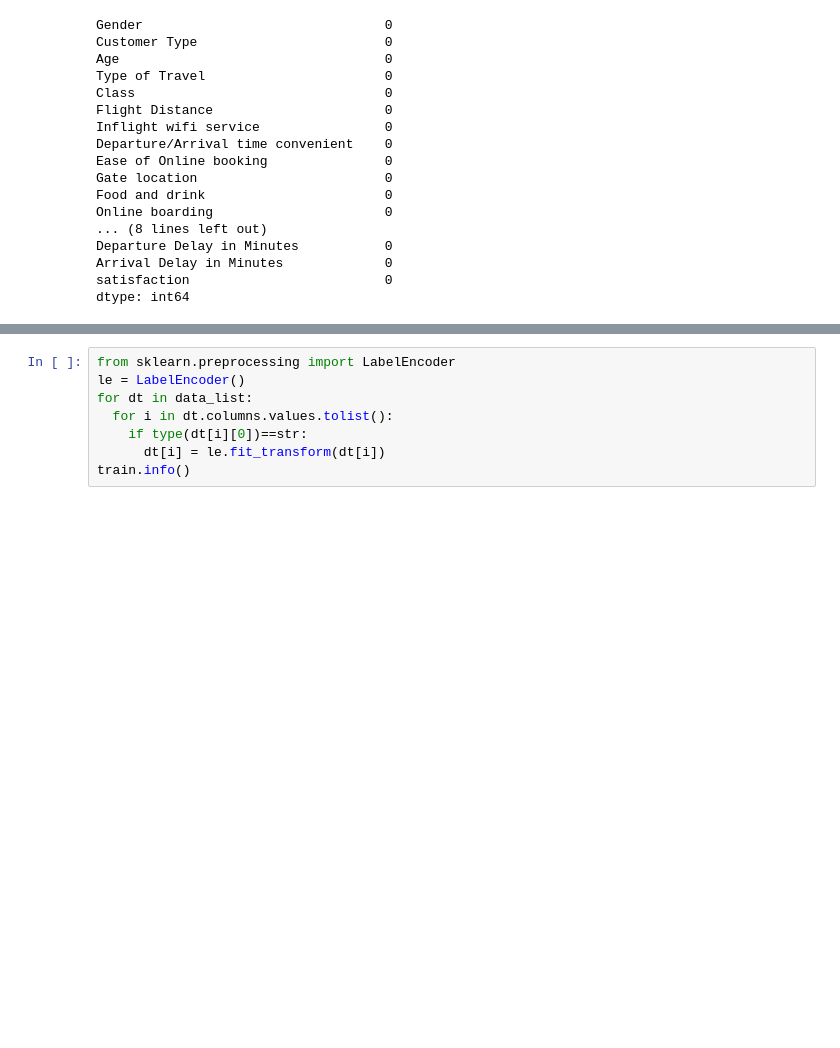
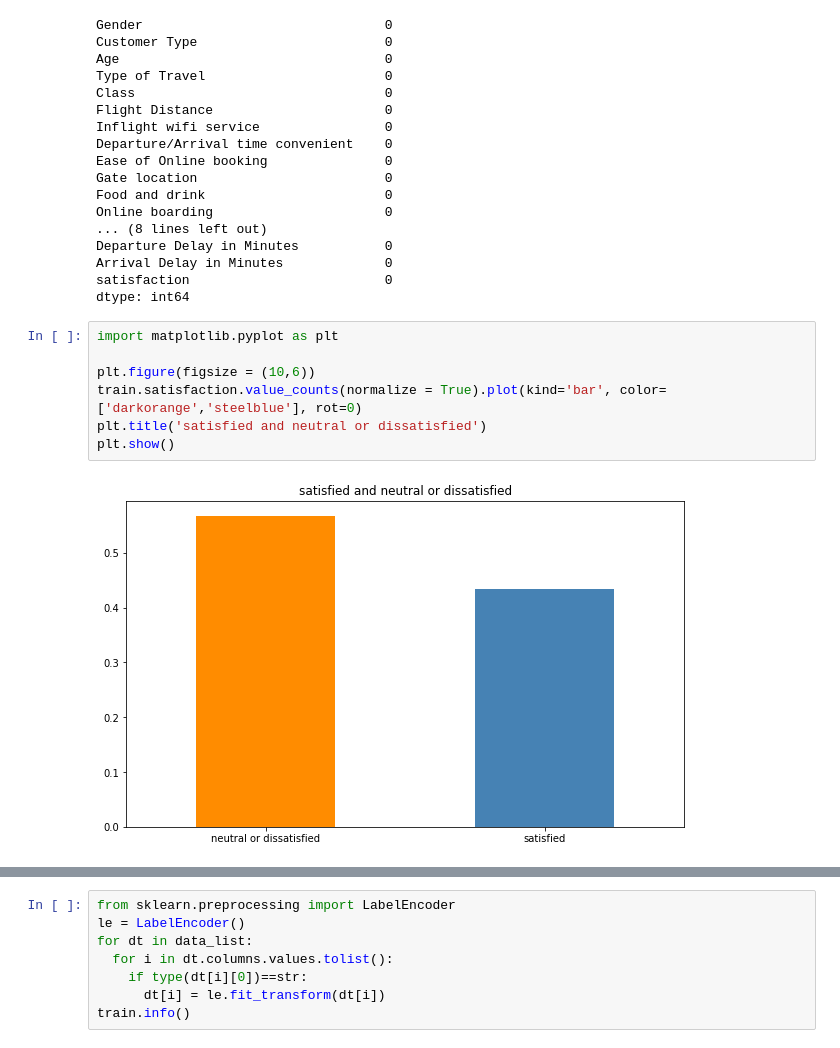
Before and after one commit to dynle/2020f-ML, a Jupyter notebook: project/airlinesatisfaction/code.ipynb, the cells around one changed output, grey strips where cells are left out. Cells and saved outputs as stored; diff of their text form; blank space fills up the shorter version.

```diff
--- a/project/airlinesatisfaction/code.ipynb
+++ b/project/airlinesatisfaction/code.ipynb
@@ -105,3 +106,12 @@ Departure Delay in Minutes           0
 Arrival Delay in Minutes             0
 satisfaction                         0
 dtype: int64
+# %%
+import matplotlib.pyplot as plt
+
+plt.figure(figsize = (10,6))
+train.satisfaction.value_counts(normalize = True).plot(kind='bar', color= ['darkorange','steelblue'], rot=0)
+plt.title('satisfied and neutral or dissatisfied')
+plt.show()
+# %% [output]
+[figure, added]
```
Also changed, not shown: parts of 19 cells of this notebook.
